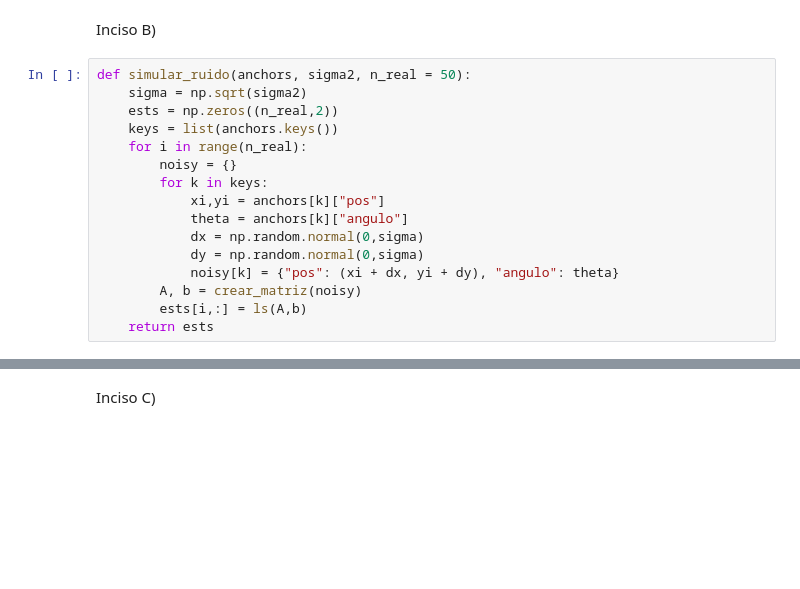
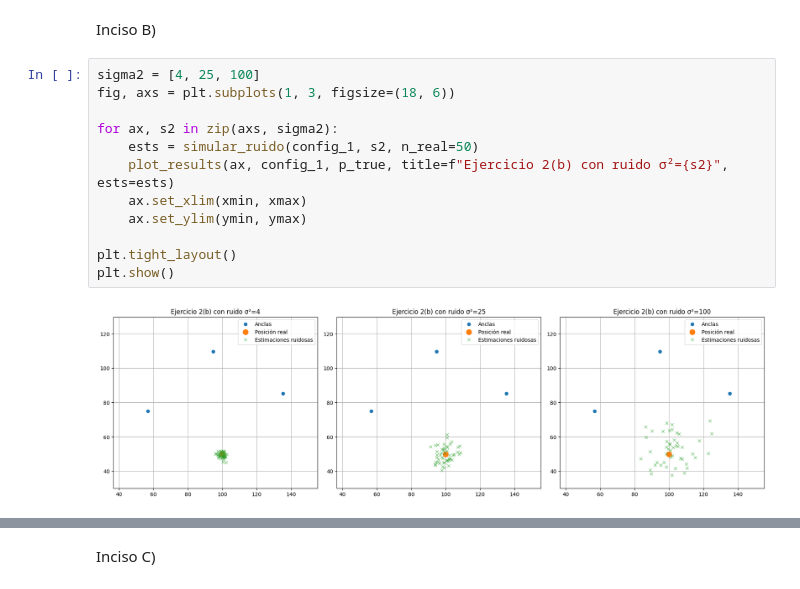
Before and after one commit to FrancoSandri/TP3_Inferencia, a Jupyter notebook: tp3.ipynb, the cells around one changed output, grey strips where cells are left out. Drawn from its saved outputs; the diff is of its cells as text; blank space fills up the shorter version.

```diff
--- a/tp3.ipynb
+++ b/tp3.ipynb
@@ -75,18 +99,16 @@ Estimación sin ruido: [100.  50.]
 # %% [markdown]
 Inciso B)
 # %%
-def simular_ruido(anchors, sigma2, n_real = 50):
-    sigma = np.sqrt(sigma2)
-    ests = np.zeros((n_real,2))
-    keys = list(anchors.keys())
-    for i in range(n_real):
-        noisy = {}
-        for k in keys:
-            xi,yi = anchors[k]["pos"]
-            theta = anchors[k]["angulo"]
-            dx = np.random.normal(0,sigma)
-            dy = np.random.normal(0,sigma)
-            noisy[k] = {"pos": (xi + dx, yi + dy), "angulo": theta}
-        A, b = crear_matriz(noisy)
-        ests[i,:] = ls(A,b)
-    return ests
+sigma2 = [4, 25, 100]
+fig, axs = plt.subplots(1, 3, figsize=(18, 6))
+
+for ax, s2 in zip(axs, sigma2):
+    ests = simular_ruido(config_1, s2, n_real=50)
+    plot_results(ax, config_1, p_true, title=f"Ejercicio 2(b) con ruido σ²={s2}", ests=ests)
+    ax.set_xlim(xmin, xmax)
+    ax.set_ylim(ymin, ymax)
+
+plt.tight_layout()
+plt.show()
+# %% [output]
+[figure, added]
```
Also changed, not shown: parts of 10 cells of this notebook.
